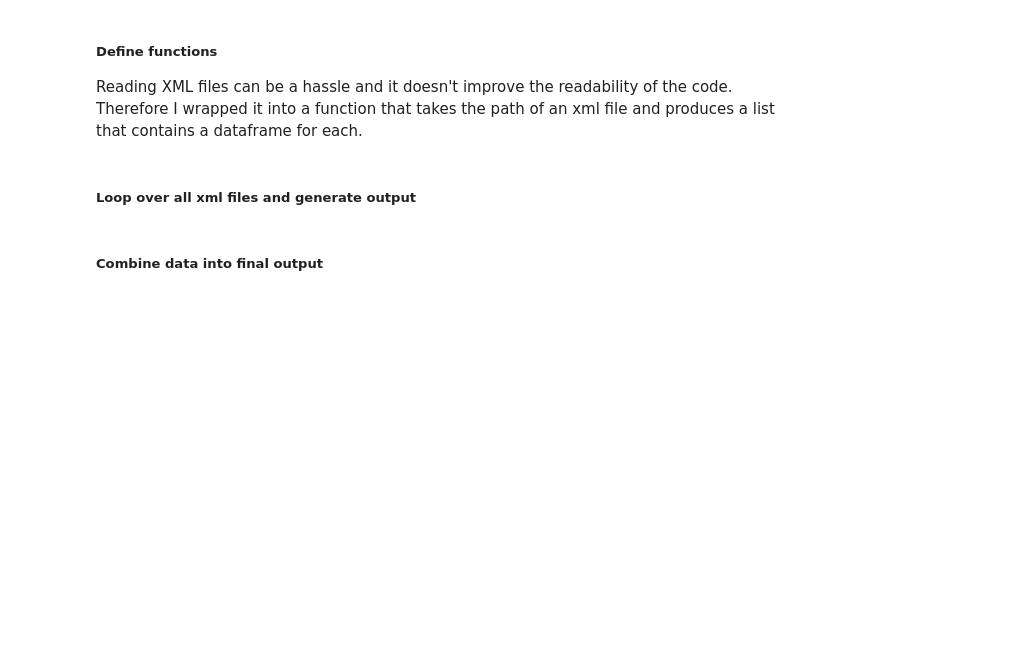
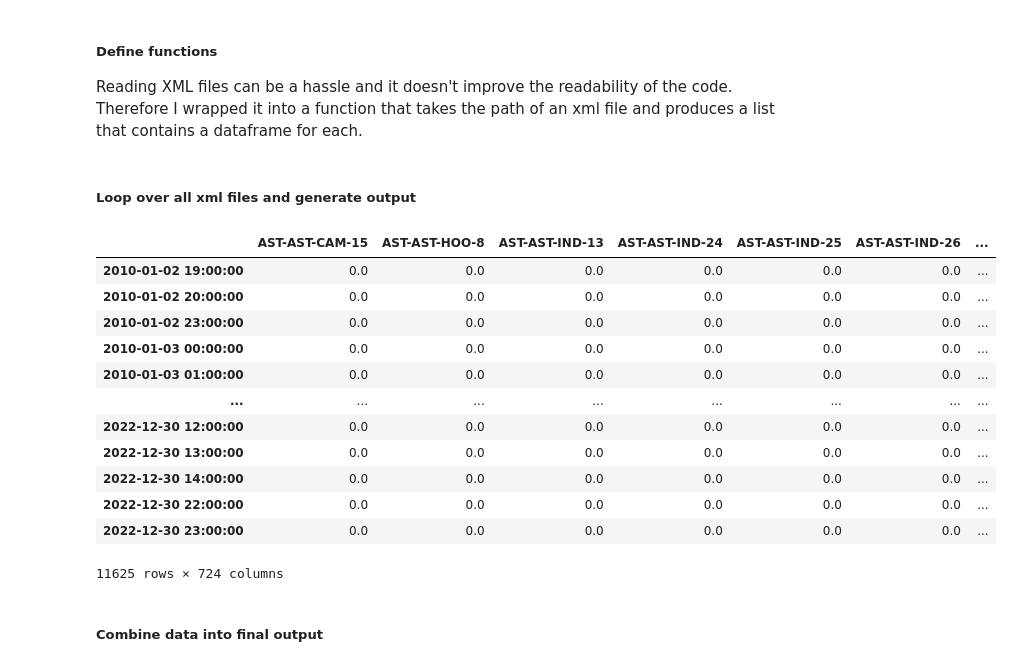
Before and after one commit to jaclangemeijer/23K01-01-importeer-neerslag-afvoer-uit-modellen, a Jupyter notebook: 05_Notebooks/ETL_rainfallrunoff_data.ipynb, the cells around one changed output. Drawn from its saved outputs; the diff is of its cells as text; code cells hidden in the pictures; blank space fills up the shorter version.

```diff
--- a/05_Notebooks/ETL_rainfallrunoff_data.ipynb
+++ b/05_Notebooks/ETL_rainfallrunoff_data.ipynb
@@ -284,32 +289,48 @@ if SCENARIO == 'hist':
 
         # Combine outputs series vertically, merging on the datetime index. Then add the output of this year to the list of outputs from all years.
         df_data_year = pd.concat(ls_data_year,axis='columns',verify_integrity=True)
         data_hist_ls.append(df_data_year)
 
     # Combine outputs from different years horizontally
     output_overstorten_hist = pd.concat(data_hist_ls,axis='index',verify_integrity=True)
     output_overstorten = output_overstorten_hist.fillna(0)
+    output_overstorten
 
     if SAVE_INTERMEDIATE_RESULTS == True:
         output_overstorten.to_csv(join(path_data, r'output_afvoeren\timeseries\overstorten', 'hist.csv'), sep = ';')
 
 elif 'ghg' in SCENARIO:
     path_input_overstorten_blokbuien = join(path_data,r'input_afvoeren\timeseries\overstorten\blokbuien')
     input_files = glob.glob(path_input_overstorten_blokbuien + '/*.xlsx')
 
     for file in input_files:
         excel_table = pd.read_excel(file, skiprows=3)
         index_col = excel_table['code OS']
         data = excel_table.filter(regex='Unnamed', axis='columns').div(3600) # The columns containing the data are prefixed by 'Unnamed' due to Excel structure.
         data.columns = range(1,76)
         data.index = index_col
         data_transposed = data.T
 
         output_overstorten = data_transposed
+        output_overstorten
 
         if SAVE_INTERMEDIATE_RESULTS == True:
             output_overstorten.to_csv(join(path_data, r'output_afvoeren\timeseries\overstorten', basename(splitext(file)[0])+ '.csv'), sep = ';')
 else:
     print('No valid scenario given as input.')
+# %% [output]
+|  | AST-AST-CAM-15 | AST-AST-HOO-8 | AST-AST-IND-13 | AST-AST-IND-24 | AST-AST-IND-25 | AST-AST-IND-26 | ... |
+| 2010-01-02 19:00:00 | 0.0 | 0.0 | 0.0 | 0.0 | 0.0 | 0.0 | ... |
+| 2010-01-02 20:00:00 | 0.0 | 0.0 | 0.0 | 0.0 | 0.0 | 0.0 | ... |
+| 2010-01-02 23:00:00 | 0.0 | 0.0 | 0.0 | 0.0 | 0.0 | 0.0 | ... |
+| 2010-01-03 00:00:00 | 0.0 | 0.0 | 0.0 | 0.0 | 0.0 | 0.0 | ... |
+| 2010-01-03 01:00:00 | 0.0 | 0.0 | 0.0 | 0.0 | 0.0 | 0.0 | ... |
+| ... | ... | ... | ... | ... | ... | ... | ... |
+| 2022-12-30 12:00:00 | 0.0 | 0.0 | 0.0 | 0.0 | 0.0 | 0.0 | ... |
+| 2022-12-30 13:00:00 | 0.0 | 0.0 | 0.0 | 0.0 | 0.0 | 0.0 | ... |
+| 2022-12-30 14:00:00 | 0.0 | 0.0 | 0.0 | 0.0 | 0.0 | 0.0 | ... |
+| 2022-12-30 22:00:00 | 0.0 | 0.0 | 0.0 | 0.0 | 0.0 | 0.0 | ... |
+| 2022-12-30 23:00:00 | 0.0 | 0.0 | 0.0 | 0.0 | 0.0 | 0.0 | ... |
+11625 rows × 724 columns
 # %% [markdown]
 ##### Combine data into final output
```
Also changed, not shown: parts of 7 cells of this notebook.
